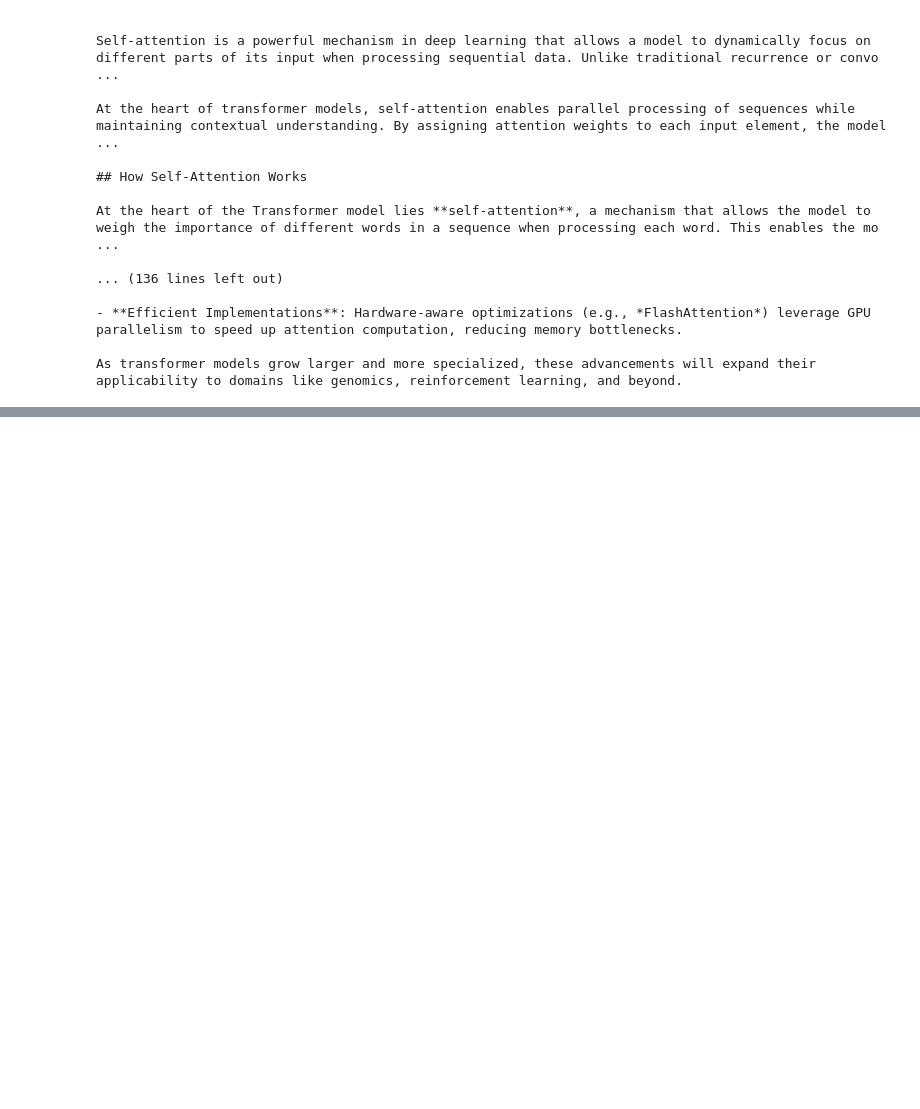
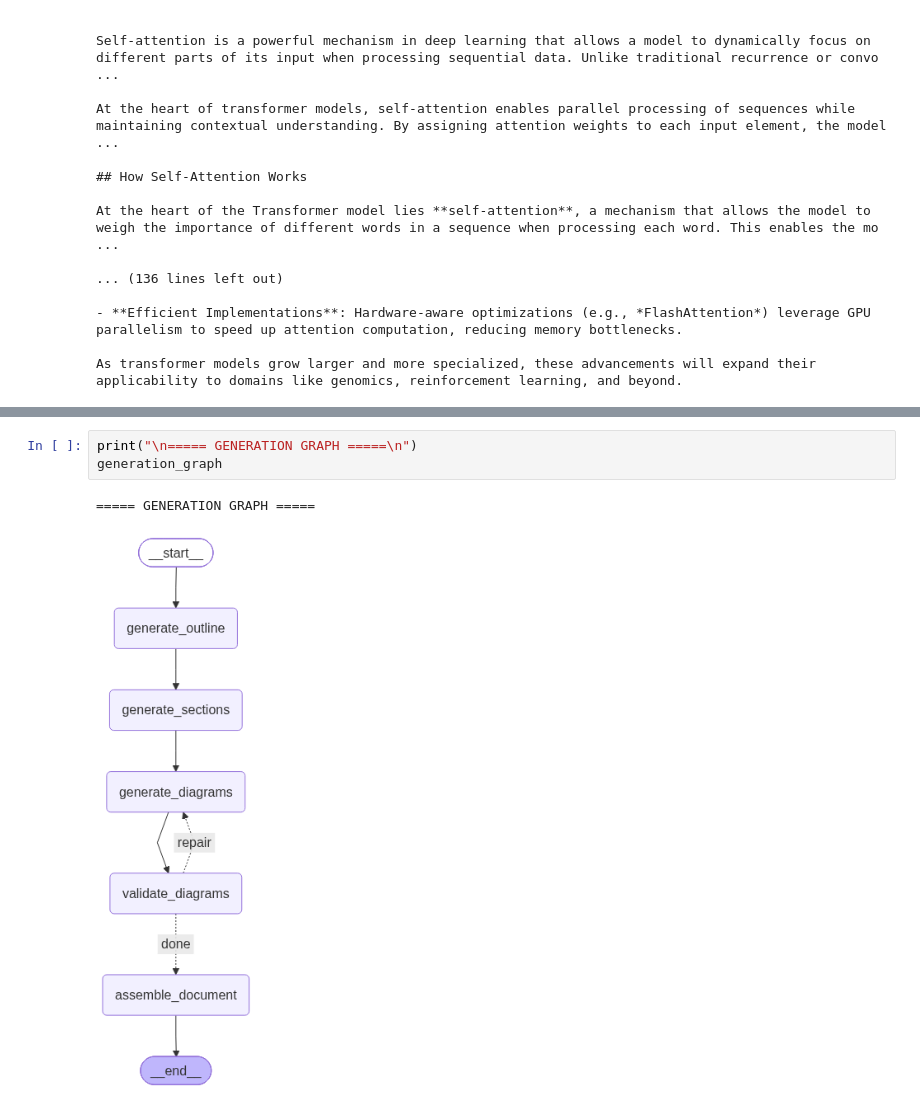
Before and after one commit to M-Azfar9/Doxer-AI, a Jupyter notebook: 1_bwa_basic.ipynb, the cells around one changed output, grey strips where cells are left out. Drawn from its saved outputs; the diff is of its cells as text; blank space fills up the shorter version.

```diff
--- a/1_bwa_basic.ipynb
+++ b/1_bwa_basic.ipynb
@@ -130,0 +528,6 @@ As transformer models grow larger and more specialized, these advancements will
+# %%
+print("\n===== GENERATION GRAPH =====\n")
+generation_graph
+# %% [output]
+===== GENERATION GRAPH =====
+[figure, added]
```
Also changed, not shown: parts of 10 cells of this notebook, 5 other files.
